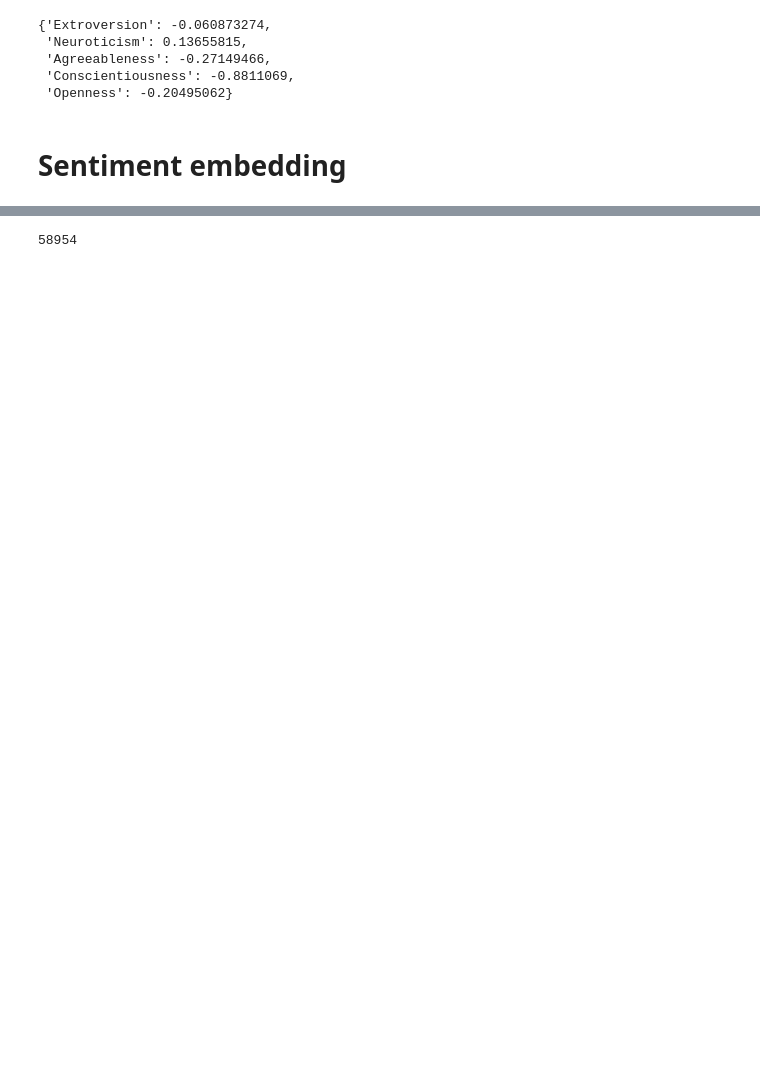
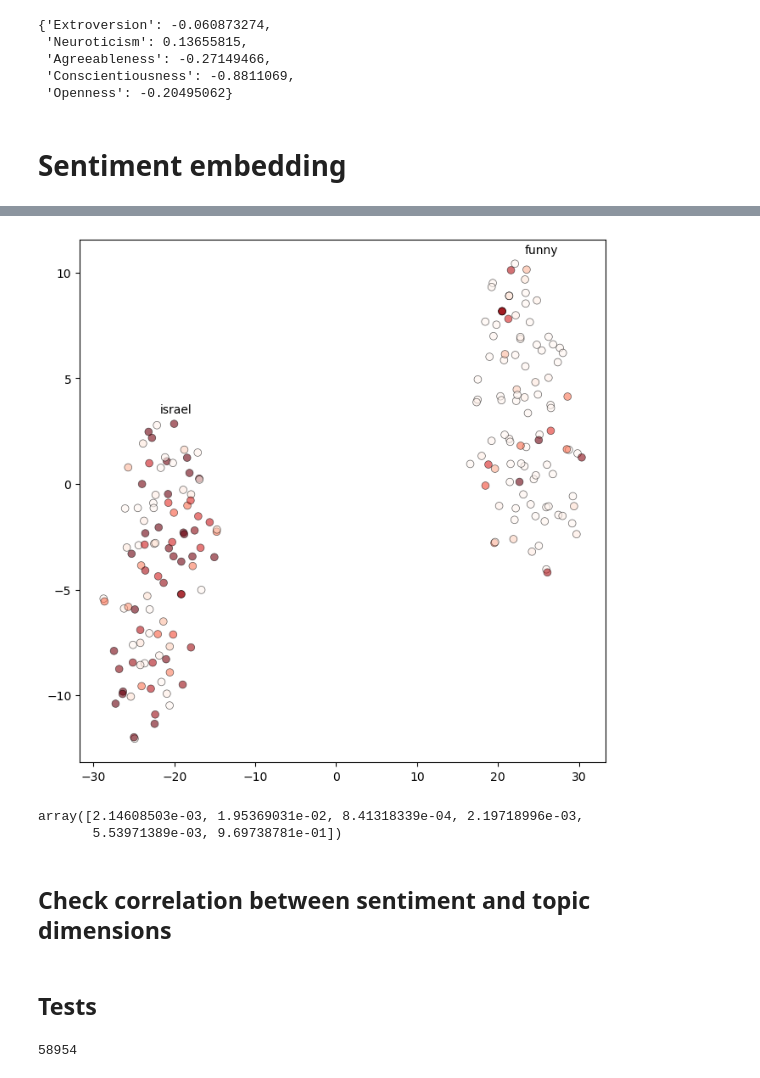
Before and after one commit to stmorse/reddit, a Jupyter notebook: analysis/sandbox3_nontopic.ipynb, the cells around one changed output, grey strips where cells are left out. Cells and saved outputs as stored; diff of their text form; code cells hidden in the pictures; blank space fills up the shorter version.

```diff
--- a/analysis/sandbox3_nontopic.ipynb
+++ b/analysis/sandbox3_nontopic.ipynb
@@ -80,0 +153,3 @@ BASE_PATH = '/sciclone/geograd/stmorse/reddit/'
+# %%
+topic_labels = utils.load_npz(BASE_PATH+'td2/', 2007, '01', 'labels')
+topic_labels.shape
@@ -80,0 +158,7 @@ BASE_PATH = '/sciclone/geograd/stmorse/reddit/'
+# %%
+top_k = 100
+closest_idx = np.zeros((num_clusters, top_k))
+for i in range(num_clusters):
+    idx = np.where(topic_labels==i)[0]
+    closest_idx[i,:] = utils.get_closest_vectors_from_subset(
+        cluster_centers[i], topic_embeddings, idx, top_k=top_k)
@@ -80,0 +169,2 @@ BASE_PATH = '/sciclone/geograd/stmorse/reddit/'
+# %%
+closest_idx = closest_idx.astype(int)
@@ -81,3 +210,46 @@ BASE_PATH = '/sciclone/geograd/stmorse/reddit/'
+# %%
+t0, t1 = 5, 21
+title0, title1 = 'funny', 'israel'
+
+Y = np.vstack((
+    topic_embeddings[closest_idx[t0],:],
+    topic_embeddings[closest_idx[t1],:]
+))
+
+tsne = TSNE(
+    n_components=2,
+    perplexity=30,
+    early_exaggeration=12
+)
+
+Yz = tsne.fit_transform(Y)
+# %%
+fig, ax = plt.subplots(1,1, figsize=(8,8))
+
+markers = ['o', 'x']
+
+ax.scatter(Yz[:100,0], Yz[:100,1],
+           c=embeddings[closest_idx[t0],3], cmap='Reds',
+           edgecolors='k', linewidth=0.5, s=40, alpha=0.6)
+ax.text(np.average(Yz[:100,0]), np.amax(Yz[:100,1]) + 0.5, title0)
+
+ax.scatter(Yz[100:,0], Yz[100:,1],
+           c=embeddings[closest_idx[t1],3], cmap='Reds',
+           edgecolors='k', linewidth=0.5, s=40, alpha=0.6)
+ax.text(np.average(Yz[100:,0]), np.amax(Yz[100:,1]) + 0.5, title1)
+
+plt.show()
+# %% [output]
+[figure, added]
+# %%
+embeddings[closest_idx[5,0],:]
+# %% [output]
+array([2.14608503e-03, 1.95369031e-02, 8.41318339e-04, 2.19718996e-03,
+       5.53971389e-03, 9.69738781e-01])
+# %% [markdown]
+## Check correlation between sentiment and topic dimensions
+# %% [markdown]
+## Tests
 # %%
 sentences = utils.load_sentences_bz2(DATA_PATH, 2007, '01')
 len(sentences)
```
Also changed, not shown: parts of 26 cells of this notebook, 3 other files.
